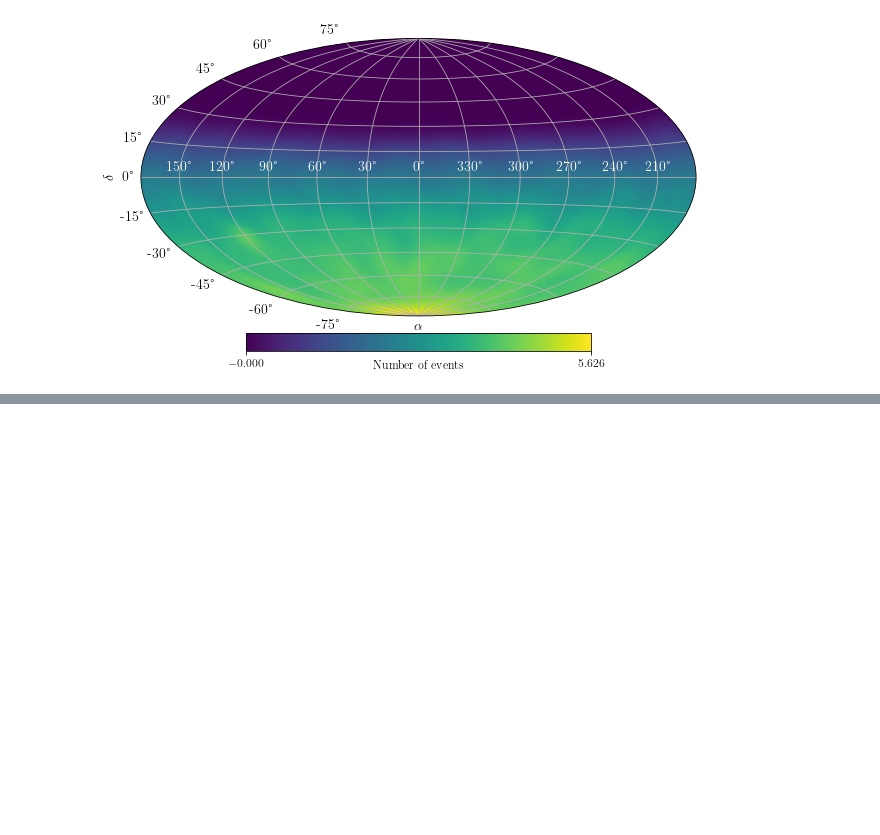
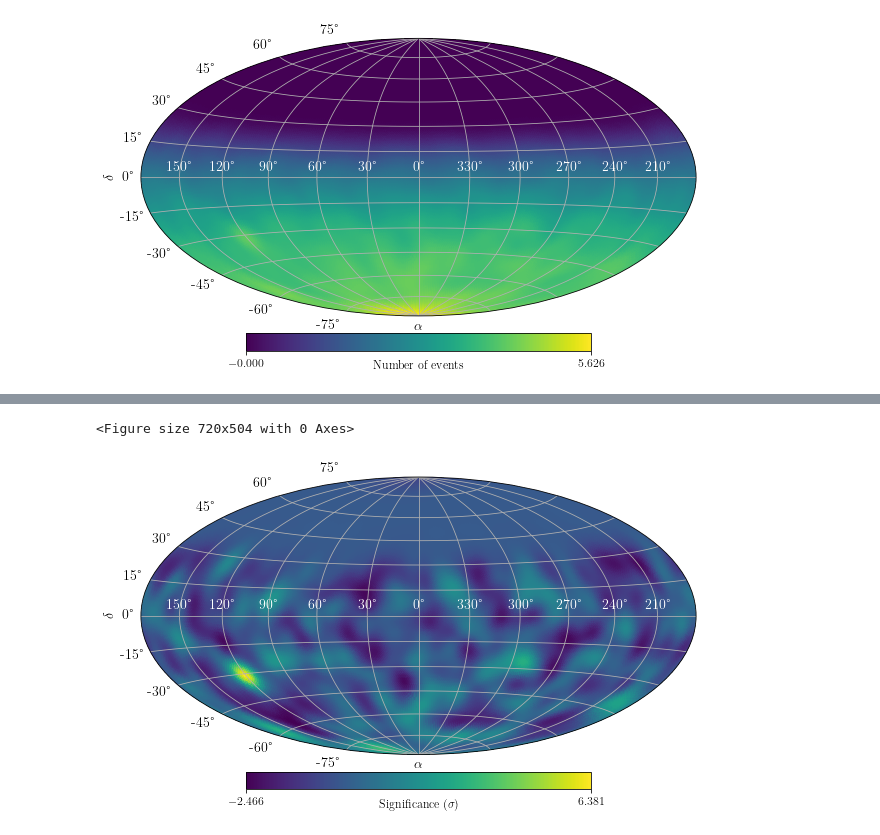
Before and after one commit to miguelajsmartins/Repeater_Analysis, a Jupyter notebook: SkyMaps/SkyMaps_UniformDist_and_Repeaters.ipynb, the cells around one changed output, grey strips where cells are left out. Drawn from its saved outputs; the diff is of its cells as text; code cells hidden in the pictures; blank space fills up the shorter version.

```diff
--- a/SkyMaps/SkyMaps_UniformDist_and_Repeaters.ipynb
+++ b/SkyMaps/SkyMaps_UniformDist_and_Repeaters.ipynb
@@ -195,0 +318,58 @@ total_exposure = integrated_exposure(theta_min, theta_max, a_cell, time_begin, t
+# %%
+#produce the LI and MA significance map
+
+def LiMaSignificance(alpha, N_on, N_off):
+
+    log_N_on = (1. + alpha)*N_on / (alpha*(N_on + N_off))
+    log_N_off = (1. + alpha)*N_off / (N_on + N_off)
+
+    #to avoid negative values, induced by smoothing, in the arg of logs
+    sig_2 = np.zeros(len(N_on))
+
+    positive_indexes = np.where(np.logical_and(N_on > 0, alpha > 0))
+    sig_2[positive_indexes] += N_on[positive_indexes]*np.log(log_N_on[positive_indexes])
+
+    positive_indexes = np.where(N_off > 0)
+    sig_2[positive_indexes] += N_off[positive_indexes]*np.log(log_N_off[positive_indexes])
+
+    return np.sqrt(2*np.abs(sig_2))*np.sign(N_on - alpha*N_off)
+
+#define the number of pixels per region
+region_solid_angle = 2*math.pi*(1 - math.cos(smoothing_radius))
+solid_angle_per_pix = 4*math.pi / hp.nside2npix(NSIDE)
+npix_per_region = region_solid_angle / solid_angle_per_pix
+
+#define the alpha, N_on and N_off
+alpha = smooth_exp_skymap / (np.sum(exp_skymap) / npix_per_region - smooth_exp_skymap)
+N_on = smooth_sky_map*npix_per_region
+N_off = np.sum(instant_cr_sky) - N_on
+
+#make the significance map
+significance_map = LiMaSignificance(alpha, N_on, N_off)
+
+#create figure
+fig = plt.figure(figsize=(10,7)) #create figure
+
+#plot sky map
+projview(
+    significance_map,
+    graticule=True,
+    graticule_labels=True,
+    #title=r"Instantaneous exposure for " + str(theta_min) + r"$^\circ < \theta < $ " + str(theta_max) + r"$^\circ$ on " + str(t.fits),
+    unit=r"Significance ($\sigma$)",
+    xlabel=r"$\alpha$",
+    ylabel=r"$\delta$",
+    cb_orientation="horizontal",
+    #max = max(significance_map),
+    #min = -max(significance_map),
+    projection_type="hammer",
+    fontsize={'title':16, 'xlabel':14, 'ylabel':14, 'xtick_label':14, 'ytick_label':14},
+    longitude_grid_spacing = 30,
+    latitude_grid_spacing = 15,
+    xtick_label_color='white'
+)
+
+plt.savefig('smooth_LiMa_significance_skymap_repeater.pdf',dpi=500)
+# %% [output]
+<Figure size 720x504 with 0 Axes>
+[figure, added]
```
Also changed, not shown: parts of 5 cells of this notebook, 4 other files.
